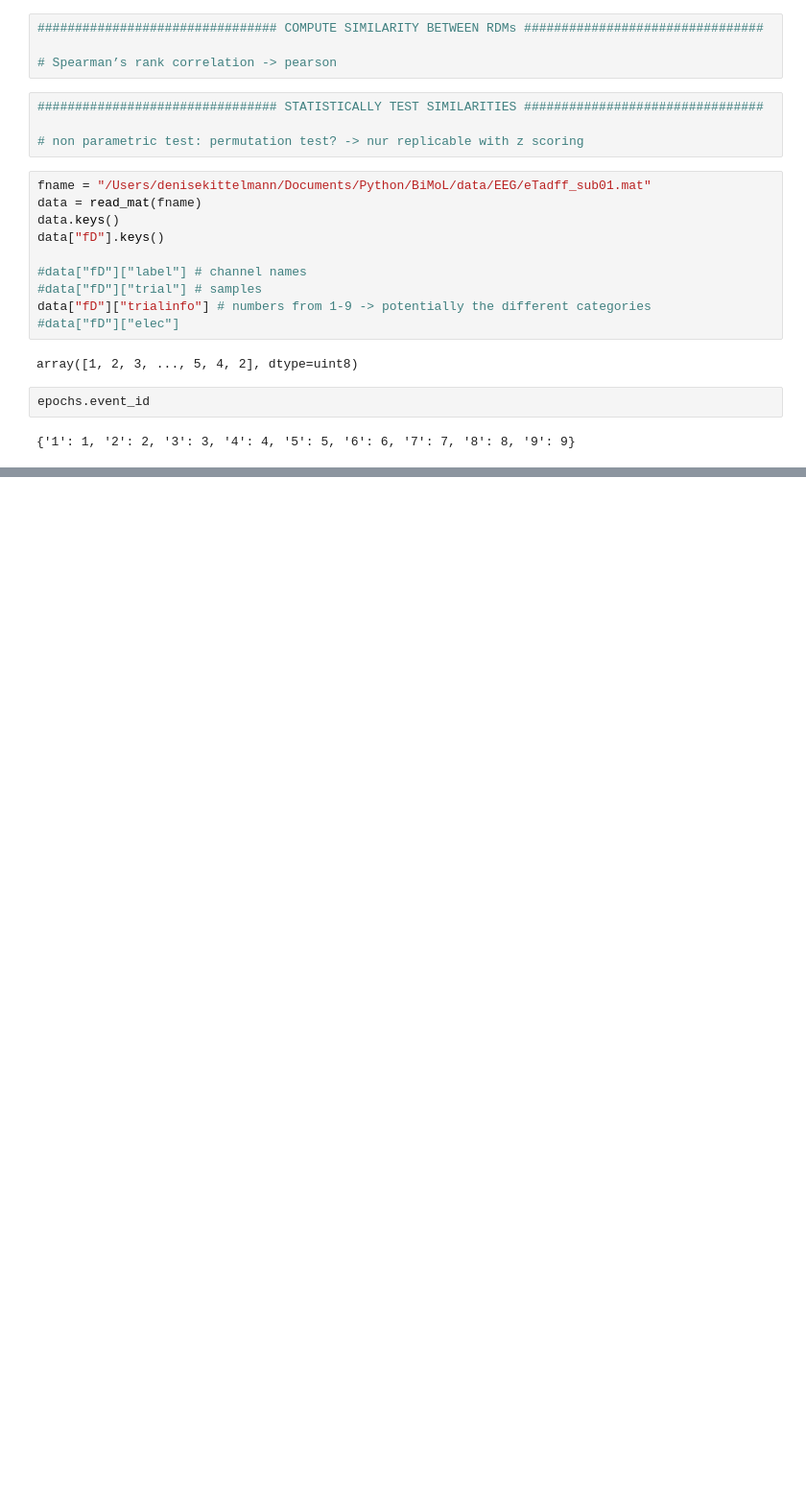
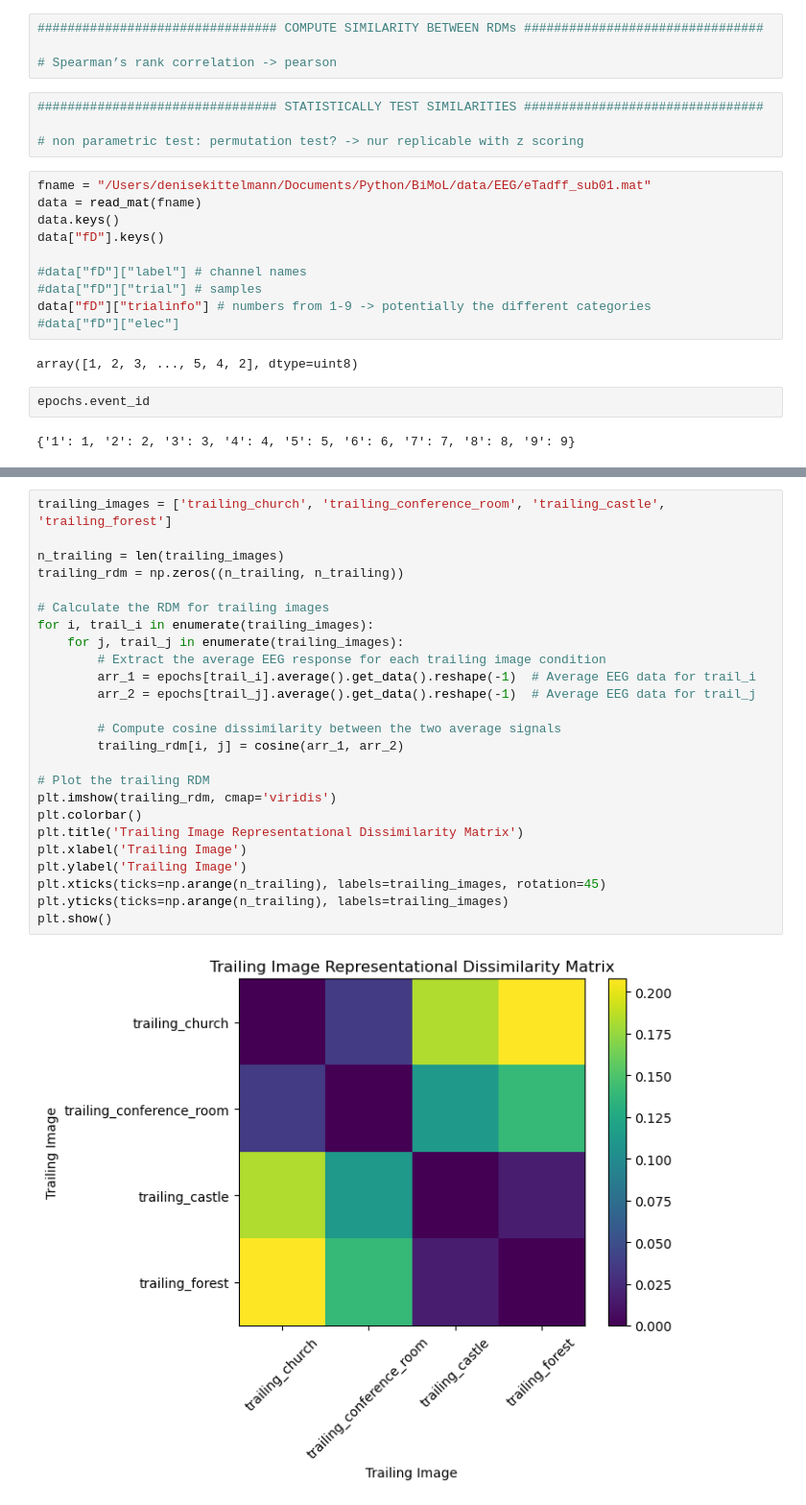
Before and after one commit to dkittelmann/BiMoL, a Jupyter notebook: code/notebooks/ann_based_rsa.ipynb, the cells around one changed output, grey strips where cells are left out. Shown at 96% size. Cells and saved outputs as stored; diff of their text form; blank space fills up the shorter version.

```diff
--- a/code/notebooks/ann_based_rsa.ipynb
+++ b/code/notebooks/ann_based_rsa.ipynb
@@ -229,0 +360,27 @@ plt.colorbar()
+# %%
+trailing_images = ['trailing_church', 'trailing_conference_room', 'trailing_castle', 'trailing_forest']
+
+n_trailing = len(trailing_images)
+trailing_rdm = np.zeros((n_trailing, n_trailing))
+
+# Calculate the RDM for trailing images
+for i, trail_i in enumerate(trailing_images):
+    for j, trail_j in enumerate(trailing_images):
+        # Extract the average EEG response for each trailing image condition
+        arr_1 = epochs[trail_i].average().get_data().reshape(-1)  # Average EEG data for trail_i
+        arr_2 = epochs[trail_j].average().get_data().reshape(-1)  # Average EEG data for trail_j
+
+        # Compute cosine dissimilarity between the two average signals
+        trailing_rdm[i, j] = cosine(arr_1, arr_2)
+
+# Plot the trailing RDM
+plt.imshow(trailing_rdm, cmap='viridis')
+plt.colorbar()
+plt.title('Trailing Image Representational Dissimilarity Matrix')
+plt.xlabel('Trailing Image')
+plt.ylabel('Trailing Image')
+plt.xticks(ticks=np.arange(n_trailing), labels=trailing_images, rotation=45)
+plt.yticks(ticks=np.arange(n_trailing), labels=trailing_images)
+plt.show()
+# %% [output]
+[figure, added]
```
Also changed, not shown: parts of 7 cells of this notebook, 1 other file.
